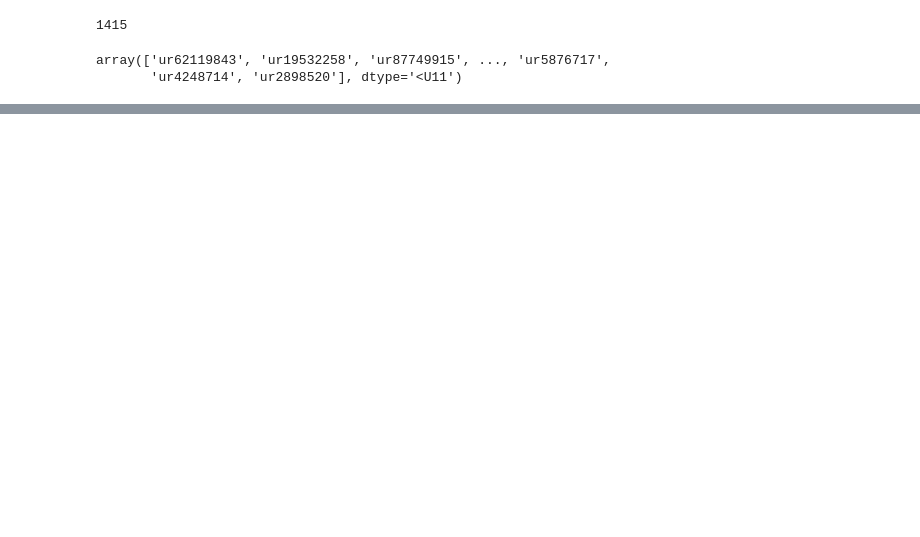
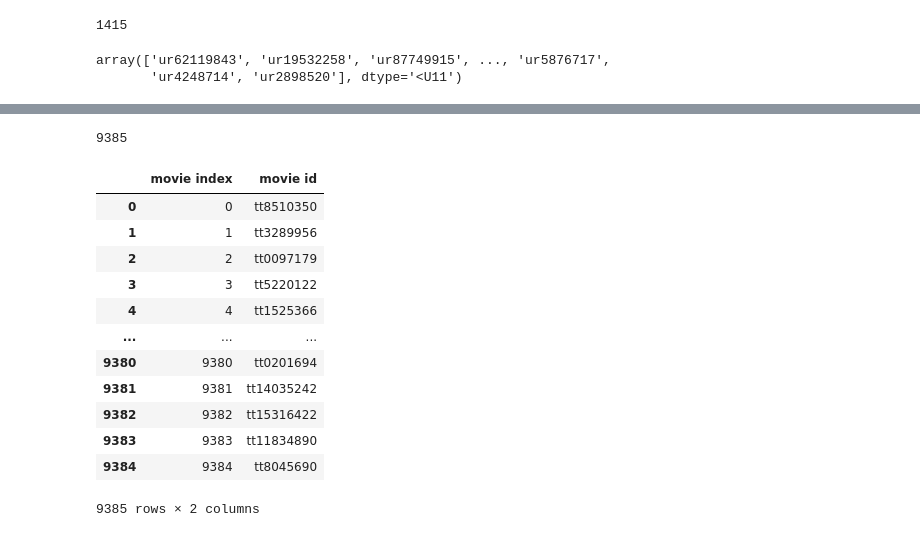
Before and after one commit to JJLEE-20194099/imdb, a Jupyter notebook: eliminating_users_little_interactions.ipynb, the cells around one changed output, grey strips where cells are left out. Saved outputs shown, nothing was run; the diff lists cells and outputs as text; code cells hidden in the pictures; blank space fills up the shorter version.

```diff
--- a/eliminating_users_little_interactions.ipynb
+++ b/eliminating_users_little_interactions.ipynb
@@ -147,0 +184,23 @@ remaining_ratings_df
+# %%
+len(movie_ids)
+# %% [output]
+9385
+# %%
+movie_ids_df = pd.DataFrame(columns=['movie index', 'movie id'])
+movie_ids_df['movie index'] = range(len(movie_ids))
+movie_ids_df['movie id'] = movie_ids
+movie_ids_df
+# %% [output]
+|  | movie index | movie id |
+| 0 | 0 | tt8510350 |
+| 1 | 1 | tt3289956 |
+| 2 | 2 | tt0097179 |
+| 3 | 3 | tt5220122 |
+| 4 | 4 | tt1525366 |
+| ... | ... | ... |
+| 9380 | 9380 | tt0201694 |
+| 9381 | 9381 | tt14035242 |
+| 9382 | 9382 | tt15316422 |
+| 9383 | 9383 | tt11834890 |
+| 9384 | 9384 | tt8045690 |
+9385 rows × 2 columns
```
Also changed, not shown: parts of 16 cells of this notebook.
